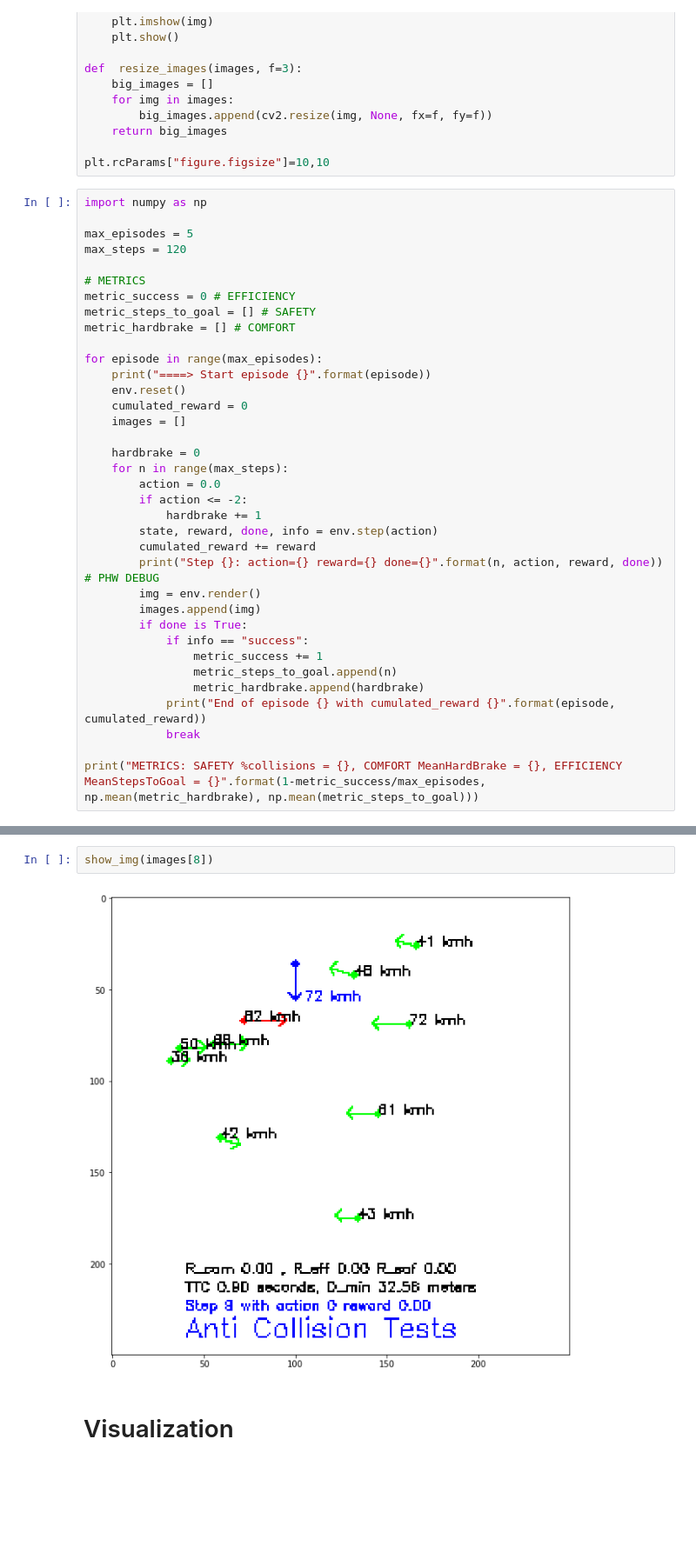
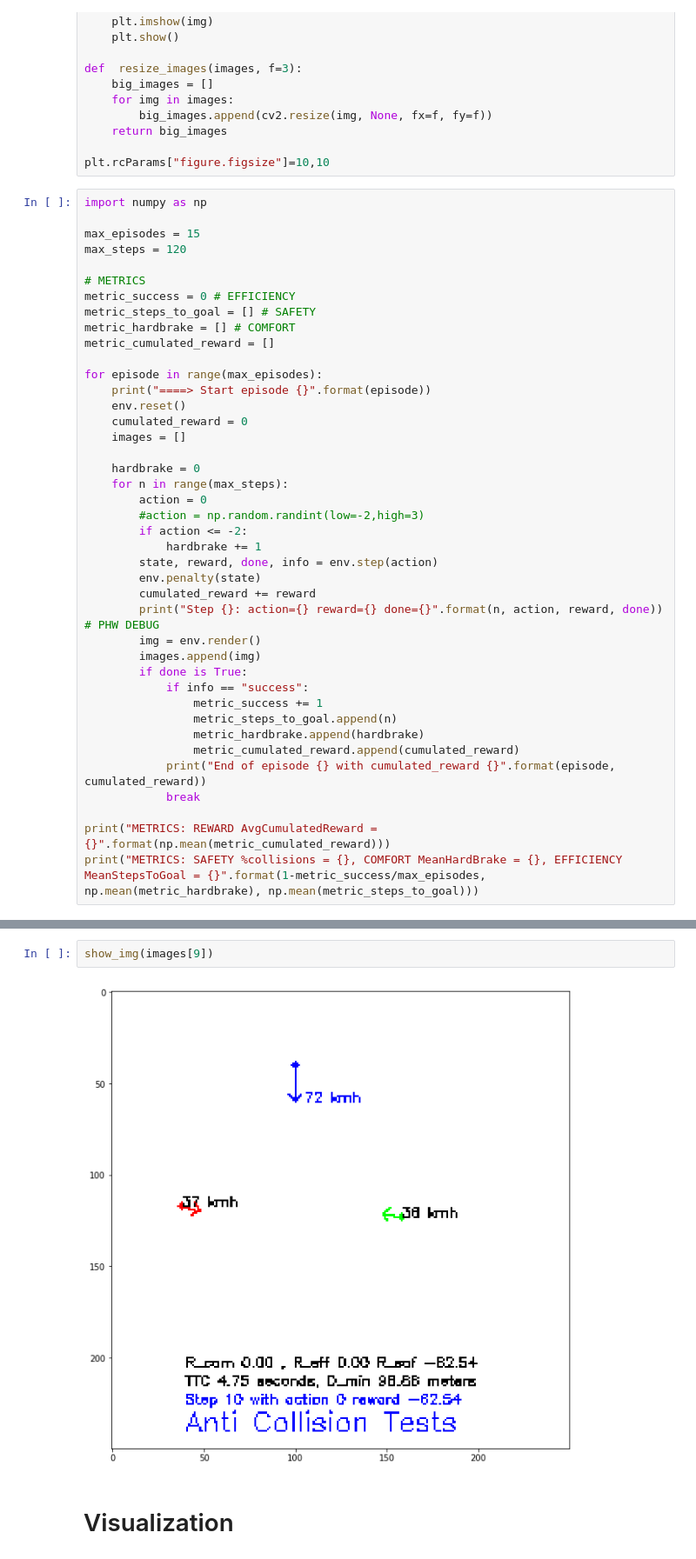
Before and after one commit to PhilippeW83440/CS234_Project, a Jupyter notebook: Tests_ActEnv.ipynb, the cells around one changed output, grey strips where cells are left out. Shown at 87% size. Cells and saved outputs as stored; diff of their text form; blank space fills up the shorter version.

Commit message:
Act-v0 env.penalty(state) API added
Cf example usage in Tests_ActEnv.ipynb

```diff
--- a/Tests_ActEnv.ipynb
+++ b/Tests_ActEnv.ipynb
@@ -49,13 +39,14 @@ plt.rcParams["figure.figsize"]=10,10
 # %%
 import numpy as np
 
-max_episodes = 5
+max_episodes = 15
 max_steps = 120
 
 # METRICS
 metric_success = 0 # EFFICIENCY
 metric_steps_to_goal = [] # SAFETY
 metric_hardbrake = [] # COMFORT
+metric_cumulated_reward = []
 
 for episode in range(max_episodes):
     print("====> Start episode {}".format(episode))
@@ -65,10 +56,12 @@ for episode in range(max_episodes):
 
     hardbrake = 0
     for n in range(max_steps):
-        action = 0.0
+        action = 0
+        #action = np.random.randint(low=-2,high=3)
         if action <= -2:
             hardbrake += 1
         state, reward, done, info = env.step(action)
+        env.penalty(state)
         cumulated_reward += reward
         print("Step {}: action={} reward={} done={}".format(n, action, reward, done)) # PHW DEBUG
         img = env.render()
@@ -78,9 +71,11 @@ for episode in range(max_episodes):
                 metric_success += 1
                 metric_steps_to_goal.append(n)
                 metric_hardbrake.append(hardbrake)
+                metric_cumulated_reward.append(cumulated_reward)
             print("End of episode {} with cumulated_reward {}".format(episode, cumulated_reward))
             break
 
+print("METRICS: REWARD AvgCumulatedReward = {}".format(np.mean(metric_cumulated_reward)))
 print("METRICS: SAFETY %collisions = {}, COMFORT MeanHardBrake = {}, EFFICIENCY MeanStepsToGoal = {}".format(1-metric_success/max_episodes, np.mean(metric_hardbrake), np.mean(metric_steps_to_goal)))
 # %% [output]
 ====> Start episode 0
@@ -113,7 +108,7 @@ print(max_episodes)
 # %%
-show_img(images[8])
+show_img(images[9])
 # %% [output]
-[figure, old version]
+[figure, new version]
 # %% [markdown]
 # Visualization
 # %%
```
Also changed, not shown: parts of 5 cells of this notebook, 1 other file.
